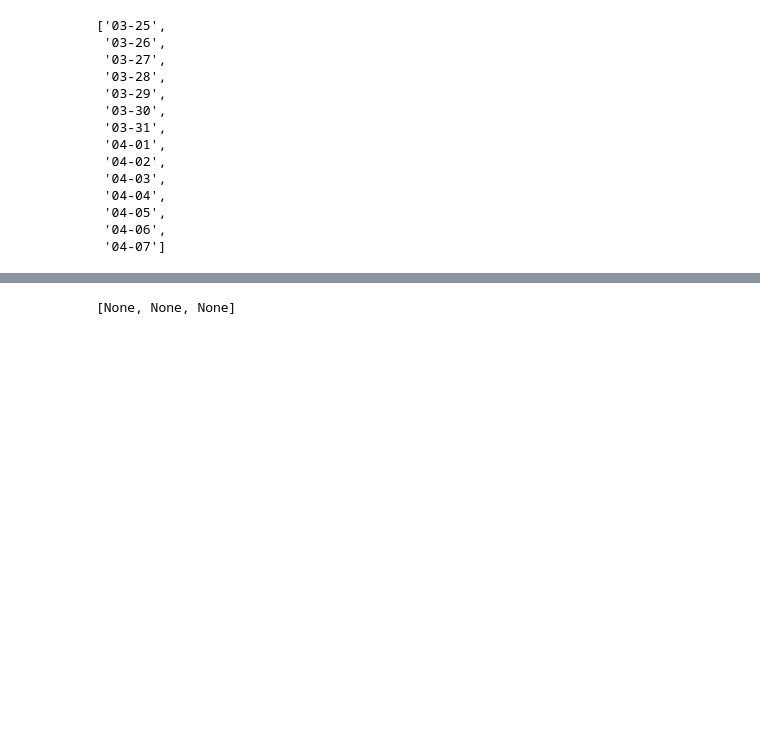
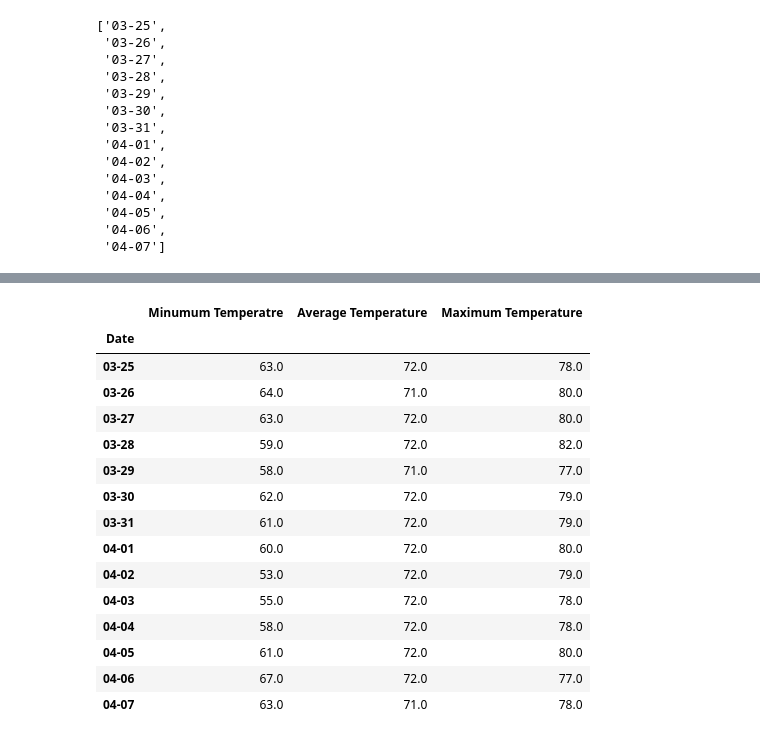
Before and after one commit to bakerv/sqlalchemy-challenge, a Jupyter notebook: main.ipynb, the cells around one changed output, grey strips where cells are left out. Drawn from its saved outputs; the diff is of its cells as text; code cells hidden in the pictures; blank space fills up the shorter version.

```diff
--- a/main.ipynb
+++ b/main.ipynb
@@ -337,19 +337,22 @@ def daily_normals(date):
     """Returns observed tmin, tavg, and tmax for a specified day based on historical data; The daily normal temperatures
 
     Args:
-        date (str): A date string in the format '%m-%d'
+        date (str): A date string in the format '%m-%d' ('MM-DD')
 
     Returns:
         A list containing the daily normals, tmin, tavg, and tmax
 
     """
-    temp_stats = [func.min(Measurement.tobs),func.avg(Measurement.tobs),func.max(Measurement.tobs),Measurement.date]
+    temp_stats = [func.min(Measurement.tobs), # Minimum  observed temperature
+                  func.round(func.avg(Measurement.tobs),0), # average of all observed temperature
+                  func.max(Measurement.tobs), # Maximum observed temperature
+                  func.strftime('%m-%d',Measurement.date)] # observation date string 'MM-DD'
 
+    #Query sqlite database using sqlalchemy
     return list(np.ravel(
         session.query(*temp_stats)
         .filter(func.strftime('%m-%d',Measurement.date) ==date)
         .all()
     ))
-
-daily_normals("01-01")
+daily_normals('01-01')
 # %% [output]
@@ -391,5 +394,6 @@ test_dates
  '04-06',
  '04-07']
 # %%
-[daily_normals(x) for x in test_dates]
+test1 =[daily_normals(x) for x in test_dates]
+test1
 # %% [output]
@@ -397,4 +414,2 @@ test_dates
-# %%
-daily_normals('2017-03-25')
-# %% [output]
-[None, None, None]
+# %%
+testdf = pd.DataFrame(test1,columns = ['Minumum Temperatre','Average Temperature','Maximum Temperature','Date']).set_index('Date')
@@ -400,0 +428,19 @@ daily_normals('2017-03-25')
+# %%
+testdf
+# %% [output]
+|  | Minumum Temperatre | Average Temperature | Maximum Temperature |
+| Date |  |  |  |
+| 03-25 | 63.0 | 72.0 | 78.0 |
+| 03-26 | 64.0 | 71.0 | 80.0 |
+| 03-27 | 63.0 | 72.0 | 80.0 |
+| 03-28 | 59.0 | 72.0 | 82.0 |
+| 03-29 | 58.0 | 71.0 | 77.0 |
+| 03-30 | 62.0 | 72.0 | 79.0 |
+| 03-31 | 61.0 | 72.0 | 79.0 |
+| 04-01 | 60.0 | 72.0 | 80.0 |
+| 04-02 | 53.0 | 72.0 | 79.0 |
+| 04-03 | 55.0 | 72.0 | 78.0 |
+| 04-04 | 58.0 | 72.0 | 78.0 |
+| 04-05 | 61.0 | 72.0 | 80.0 |
+| 04-06 | 67.0 | 72.0 | 77.0 |
+| 04-07 | 63.0 | 71.0 | 78.0 |
```
Also changed, not shown: parts of 3 cells of this notebook.
